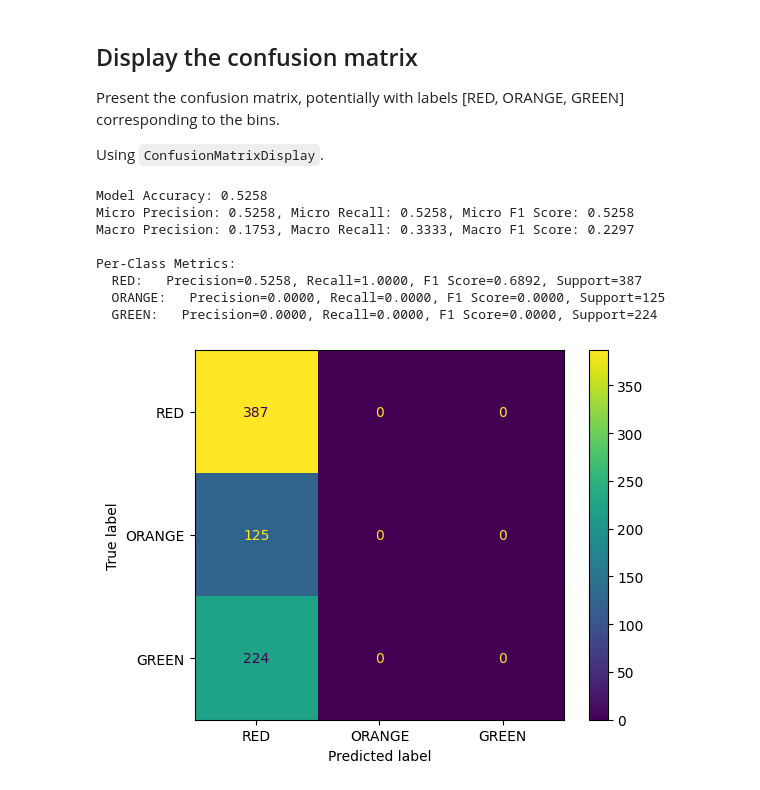
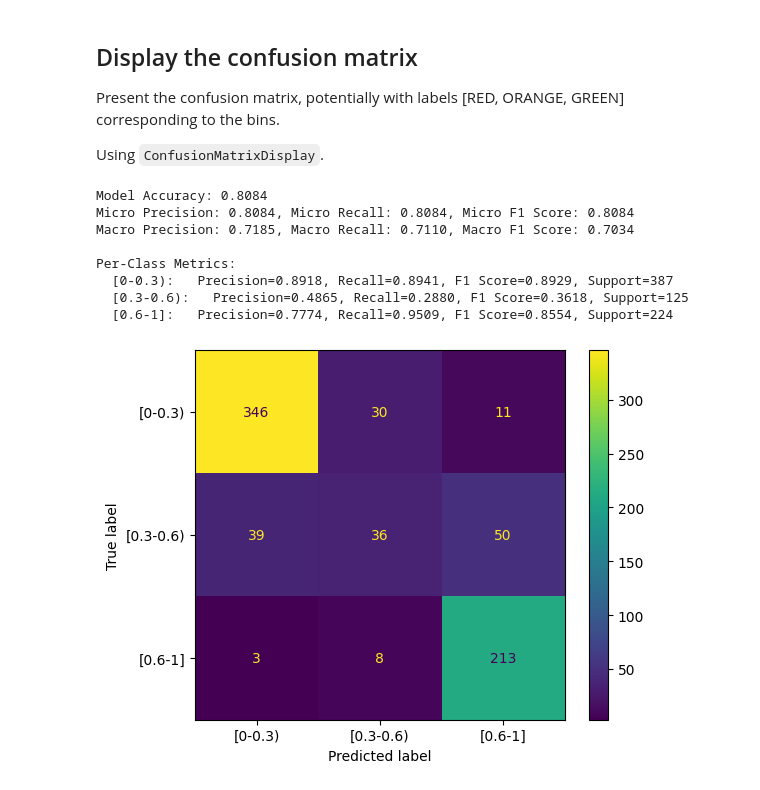
Before and after one commit to HITProjects/PixelQuality, a Jupyter notebook: Samsung/notebooks/training.ipynb, the cells around one changed output. Cells and saved outputs as stored; diff of their text form; code cells hidden in the pictures.

```diff
--- a/Samsung/notebooks/training.ipynb
+++ b/Samsung/notebooks/training.ipynb
@@ -332,0 +513,14 @@ Compute the confusion matrix for the test set predictions and true scores, using
+# %%
+from models import ImageComparisonModel_mk4 as ImageComparisonModel
+
+# Load the trained model
+model = ImageComparisonModel() # Instantiate the model first
+
+# # mk_3_1 trail
+model.forward = types.MethodType(new_forward, model)
+print(model.forward.__name__)
+
+model_save_path = os.path.join(project_path, 'src/saves/image_comparison_model_mk4_3.pth')
+model.load_state_dict(torch.load(model_save_path))
+
+print(f"Model loaded successfully from: {model_save_path}")
@@ -415,0 +580,15 @@ Sample true test labels: ['ORANGE', 'RED', 'ORANGE', 'GREEN', 'RED']
+# %%
+import numpy as np
+
+bins = [0.3, 0.6, 1.0] # Define the upper bounds of the bins
+# The right=True argument ensures that the rightmost bin includes the edge value (1.0)
+predicted_class_indices = np.digitize(all_test_outputs.numpy().flatten(), bins, right=True)
+
+print("Predicted class indices shape:", predicted_class_indices.shape)
+print("Sample predicted class indices:", predicted_class_indices[:5])
+
+
+true_class_indices = np.digitize(all_test_scores.numpy().flatten(), bins, right=True)
+
+print("True class indices shape:", true_class_indices.shape)
+print("Sample true class indices:", true_class_indices[:5])
@@ -423,9 +607,10 @@ from sklearn.metrics import confusion_matrix
 # Compute the confusion matrix
 # confusion_matrix expects true labels first, then predicted labels
 # Use the class indices directly, as sklearn's confusion_matrix works with numerical labels
-conf_matrix = confusion_matrix(all_test_class_indices.numpy(), predicted_test_class_indices.numpy(), labels=[0, 1, 2])
+# Labels for the confusion matrix should be 0, 1, 2 corresponding to the bins.
+conf_matrix = confusion_matrix(true_class_indices, predicted_class_indices, labels=[0, 1, 2])
 
 # Print the confusion matrix
-print("Confusion Matrix (Labels: 0=RED, 1=ORANGE, 2=GREEN):")
+print("Confusion Matrix (Labels: 0=[0-0.3), 1=[0.3-0.6), 2=[0.6-1]):")
 print(conf_matrix)
 # %% [output]
@@ -442,51 +627,52 @@ Using `ConfusionMatrixDisplay`.
 # %%
 from sklearn.metrics import accuracy_score, precision_recall_fscore_support, ConfusionMatrixDisplay
 import matplotlib.pyplot as plt
+import numpy as np # Import numpy for digitize
 
 # Calculate accuracy
-accuracy = accuracy_score(all_test_class_indices.numpy(), predicted_test_class_indices.numpy())
+accuracy = accuracy_score(true_class_indices, predicted_class_indices)
 
 # Define labels for metrics and display
-labels_names = ['RED', 'ORANGE', 'GREEN']
+labels_names = ['[0-0.3)', '[0.3-0.6)', '[0.6-1]']
 labels_indices = [0, 1, 2]
 
 # Calculate precision, recall, and F1-score (micro and macro)
 # We need to specify the labels and zero_division to handle cases with no predictions
 precision_micro, recall_micro, fscore_micro, _ = precision_recall_fscore_support(
-    all_test_class_indices.numpy(), predicted_test_class_indices.numpy(), average='micro', labels=labels_indices, zero_division=0
+    true_class_indices, predicted_class_indices, average='micro', labels=labels_indices, zero_division=0
 )
 precision_macro, recall_macro, fscore_macro, _ = precision_recall_fscore_support(
-    all_test_class_indices.numpy(), predicted_test_class_indices.numpy(), average='macro', labels=labels_indices, zero_division=0
+    true_class_indices, predicted_class_indices, average='macro', labels=labels_indices, zero_division=0
 )
 # Also calculate per-class metrics for more detail
 precision_per_class, recall_per_class, fscore_per_class, support_per_class = precision_recall_fscore_support(
-    all_test_class_indices.numpy(), predicted_test_class_indices.numpy(), labels=labels_indices, zero_division=0
+    true_class_indices, predicted_class_indices, labels=labels_indices, zero_division=0
 )
 
 
 print(f"Model Accuracy: {accuracy:.4f}")
 print(f"Micro Precision: {precision_micro:.4f}, Micro Recall: {recall_micro:.4f}, Micro F1 Score: {fscore_micro:.4f}")
 print(f"Macro Precision: {precision_macro:.4f}, Macro Recall: {recall_macro:.4f}, Macro F1 Score: {fscore_macro:.4f}")
 print("\nPer-Class Metrics:")
 for i, label_name in enumerate(labels_names):
     print(f"  {label_name}:   Precision={precision_per_class[i]:.4f}, Recall={recall_per_class[i]:.4f}, F1 Score={fscore_per_class[i]:.4f}, Support={support_per_class[i]}")
 
 
 # Create a display object for the confusion matrix
 cmd = ConfusionMatrixDisplay(confusion_matrix=conf_matrix, display_labels=labels_names)
 
 # Plot the confusion matrix
 cmd.plot()
 
 # Display the plot
 plt.show()
 # %% [output]
-Model Accuracy: 0.5258
-Micro Precision: 0.5258, Micro Recall: 0.5258, Micro F1 Score: 0.5258
-Macro Precision: 0.1753, Macro Recall: 0.3333, Macro F1 Score: 0.2297
+Model Accuracy: 0.8084
+Micro Precision: 0.8084, Micro Recall: 0.8084, Micro F1 Score: 0.8084
+Macro Precision: 0.7185, Macro Recall: 0.7110, Macro F1 Score: 0.7034
 
 Per-Class Metrics:
-  RED:   Precision=0.5258, Recall=1.0000, F1 Score=0.6892, Support=387
-  ORANGE:   Precision=0.0000, Recall=0.0000, F1 Score=0.0000, Support=125
-  GREEN:   Precision=0.0000, Recall=0.0000, F1 Score=0.0000, Support=224
+  [0-0.3):   Precision=0.8918, Recall=0.8941, F1 Score=0.8929, Support=387
+  [0.3-0.6):   Precision=0.4865, Recall=0.2880, F1 Score=0.3618, Support=125
+  [0.6-1]:   Precision=0.7774, Recall=0.9509, F1 Score=0.8554, Support=224
-[figure, old version]
+[figure, new version]
```
Also changed, not shown: parts of 38 cells of this notebook, 3 other files.
